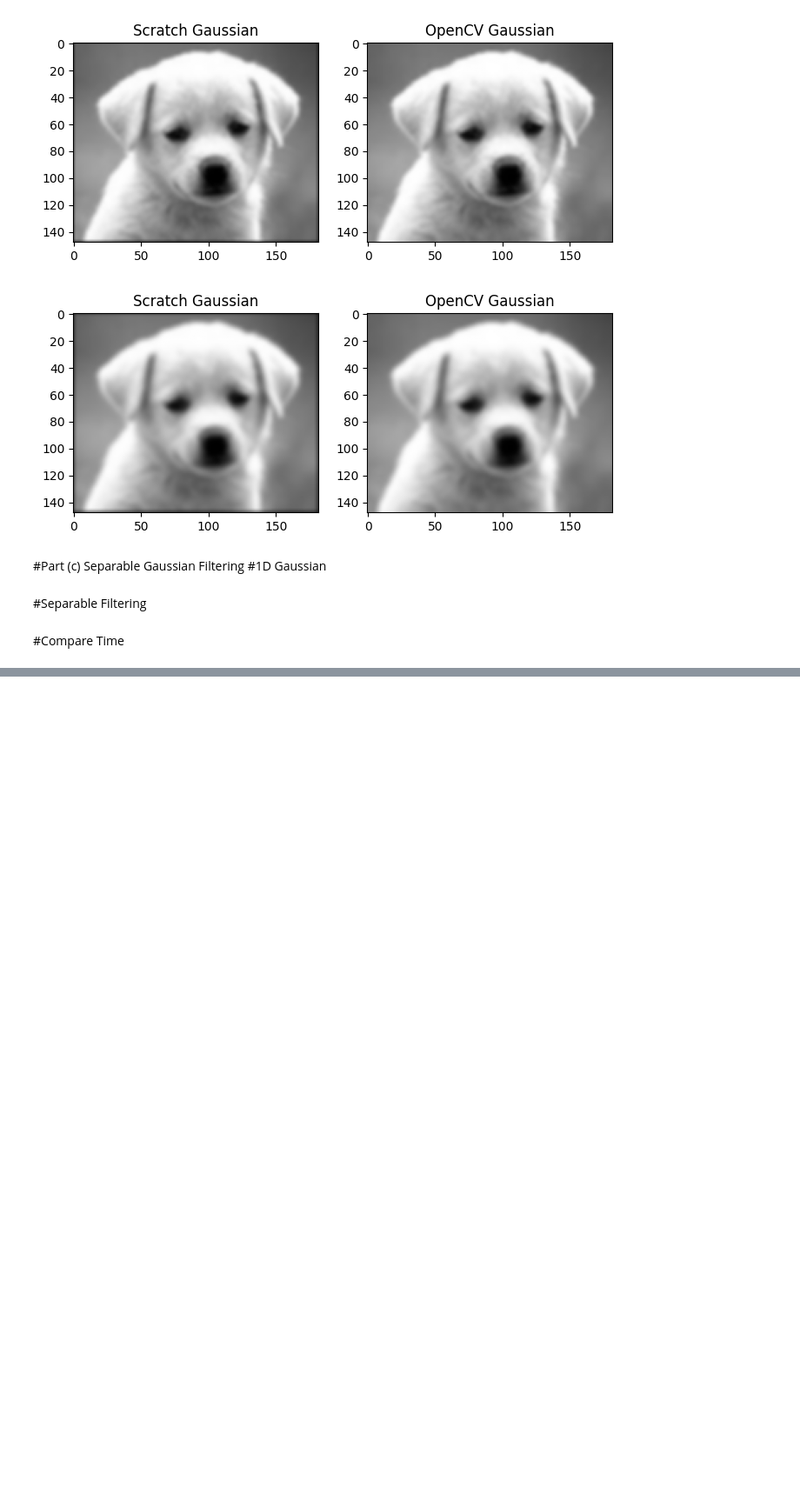
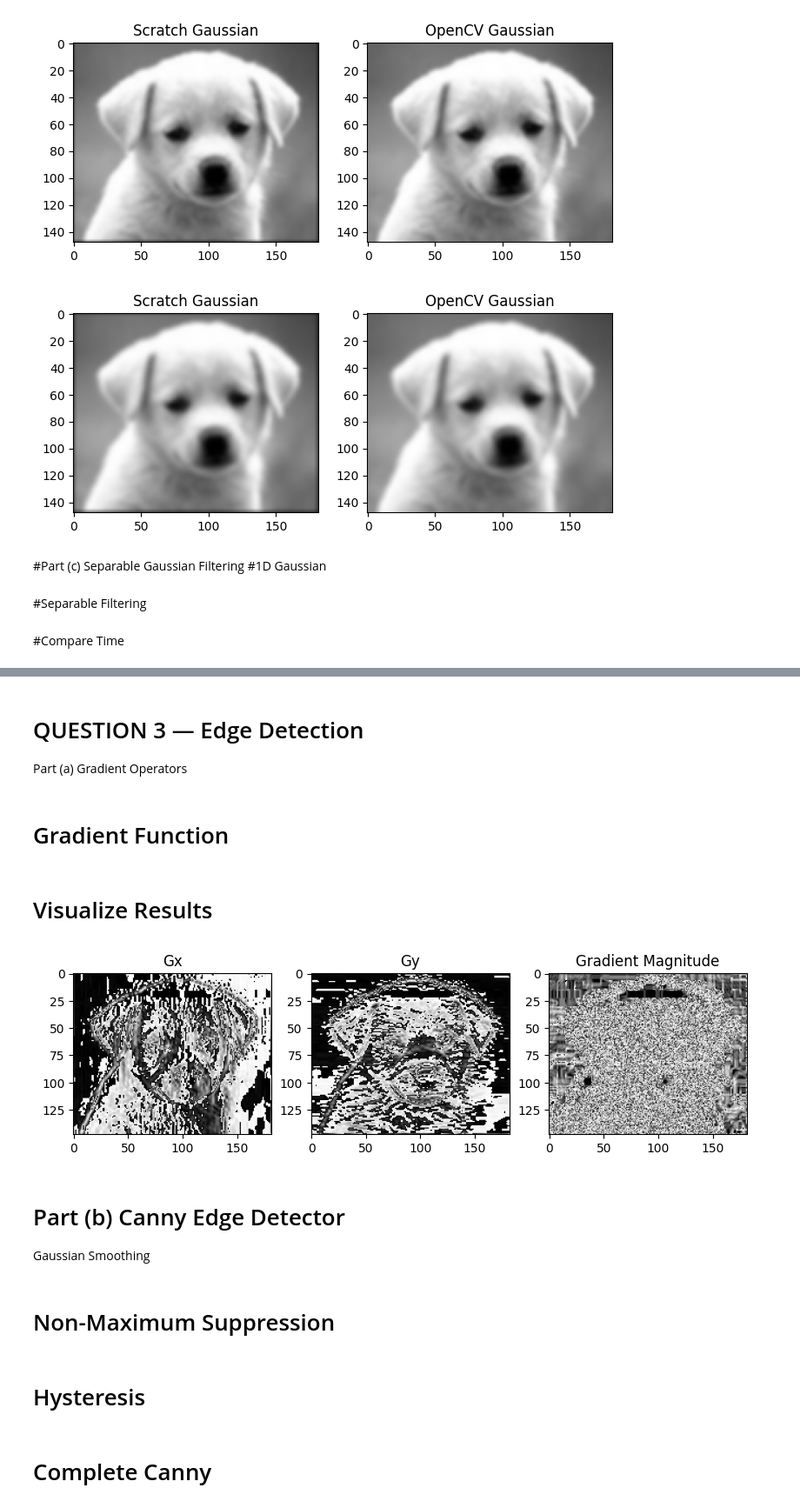
Before and after one commit to f223455-bit/Computer_Vision_Basics, a Jupyter notebook: Linta_22F_3455_A1.ipynb, the cells around one changed output, grey strips where cells are left out. Shown at 87% size. Drawn from its saved outputs; the diff is of its cells as text; code cells hidden in the pictures; blank space fills up the shorter version.

```diff
--- a/Linta_22F_3455_A1.ipynb
+++ b/Linta_22F_3455_A1.ipynb
@@ -411,0 +412,51 @@ Normal 2D Time: 0.18079519271850586
+# %% [markdown]
+# QUESTION 3 — Edge Detection
+Part (a) Gradient Operators
+# %%
+sobel_x = np.array([[-1,0,1],[-2,0,2],[-1,0,1]])
+sobel_y = np.array([[-1,-2,-1],[0,0,0],[1,2,1]])
+
+prewitt_x = np.array([[-1,0,1],[-1,0,1],[-1,0,1]])
+prewitt_y = np.array([[-1,-1,-1],[0,0,0],[1,1,1]])
+
+roberts_x = np.array([[1,0],[0,-1]])
+roberts_y = np.array([[0,1],[-1,0]])
+# %% [markdown]
+# Gradient Function
+# %%
+def gradient(image,kx,ky):
+
+    gx = convolution2D(image,kx)
+
+    gy = convolution2D(image,ky)
+
+    magnitude = np.sqrt(gx**2 + gy**2)
+
+    direction = np.arctan2(gy,gx)
+
+    return gx,gy,magnitude,direction
+# %% [markdown]
+# Visualize Results
+# %%
+gx,gy,mag,dir = gradient(dog,sobel_x,sobel_y)
+
+plt.figure(figsize=(10,4))
+
+plt.subplot(1,3,1)
+plt.imshow(gx,cmap='gray')
+plt.title("Gx")
+
+plt.subplot(1,3,2)
+plt.imshow(gy,cmap='gray')
+plt.title("Gy")
+
+plt.subplot(1,3,3)
+plt.imshow(mag,cmap='gray')
+plt.title("Gradient Magnitude")
+
+plt.show()
+# %% [output]
+[figure, added]
+# %% [markdown]
+# Part (b) Canny Edge Detector
+Gaussian Smoothing
@@ -411,0 +469,2 @@ Normal 2D Time: 0.18079519271850586
+# %% [markdown]
+# Non-Maximum Suppression
@@ -411,0 +483,2 @@ Normal 2D Time: 0.18079519271850586
+# %% [markdown]
+# Hysteresis
@@ -411,0 +500,2 @@ Normal 2D Time: 0.18079519271850586
+# %% [markdown]
+# Complete Canny
```
Also changed, not shown: parts of 12 cells of this notebook.
